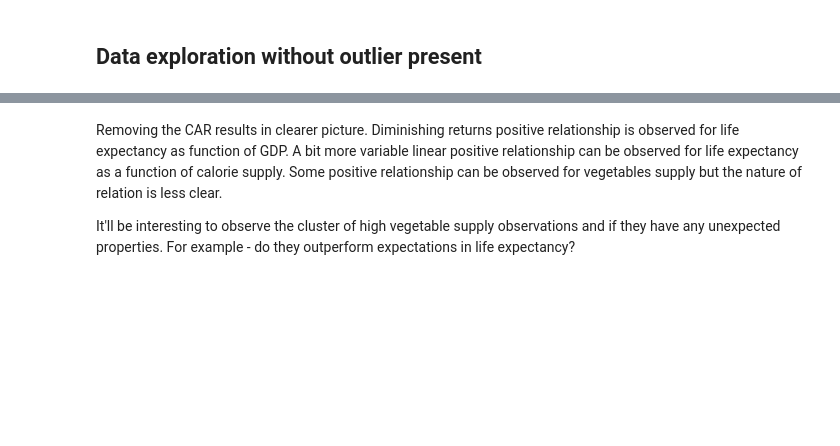
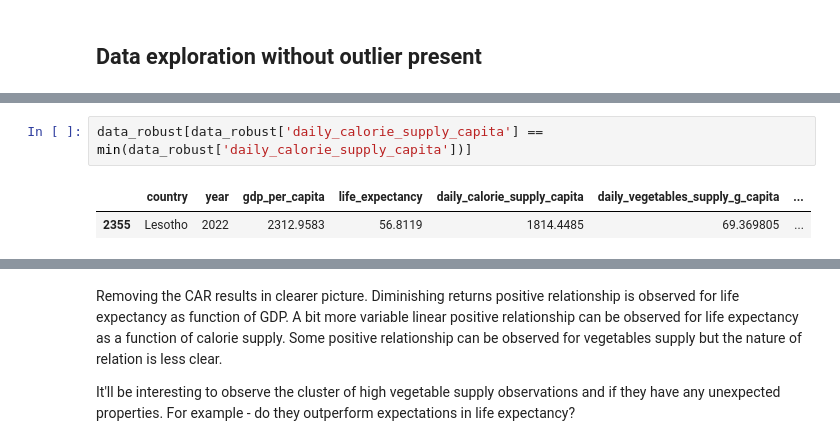
Before and after one commit to MonikaFu/cross-country-diet-and-health-analysis, a Jupyter notebook: notebooks/analysis_exploratory.ipynb, the cells around one changed output, grey strips where cells are left out. Drawn from its saved outputs; the diff is of its cells as text; blank space fills up the shorter version.

```diff
--- a/notebooks/analysis_exploratory.ipynb
+++ b/notebooks/analysis_exploratory.ipynb
@@ -50,0 +85,5 @@ data_robust = data_latest[data_latest['life_expectancy'] != outlier_life_exp]
+# %%
+data_robust[data_robust['daily_calorie_supply_capita'] == min(data_robust['daily_calorie_supply_capita'])]
+# %% [output]
+|  | country | year | gdp_per_capita | life_expectancy | daily_calorie_supply_capita | daily_vegetables_supply_g_capita | ... |
+| 2355 | Lesotho | 2022 | 2312.9583 | 56.8119 | 1814.4485 | 69.369805 | ... |
```
Also changed, not shown: parts of 41 cells of this notebook, 35 other files.
